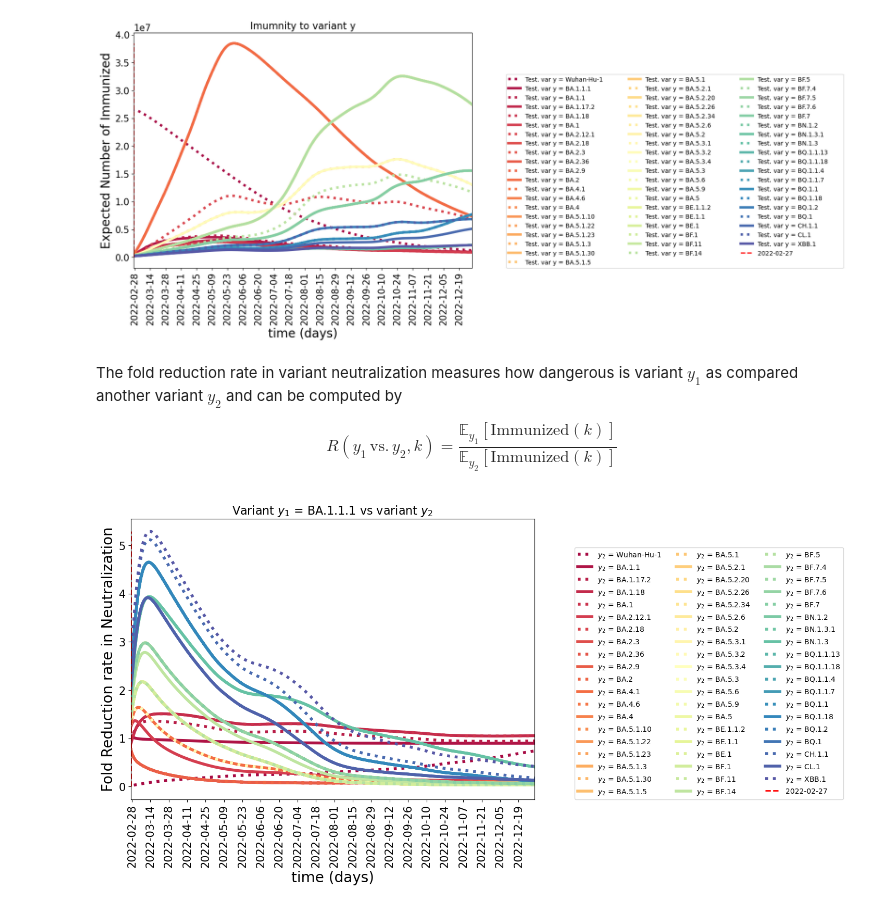
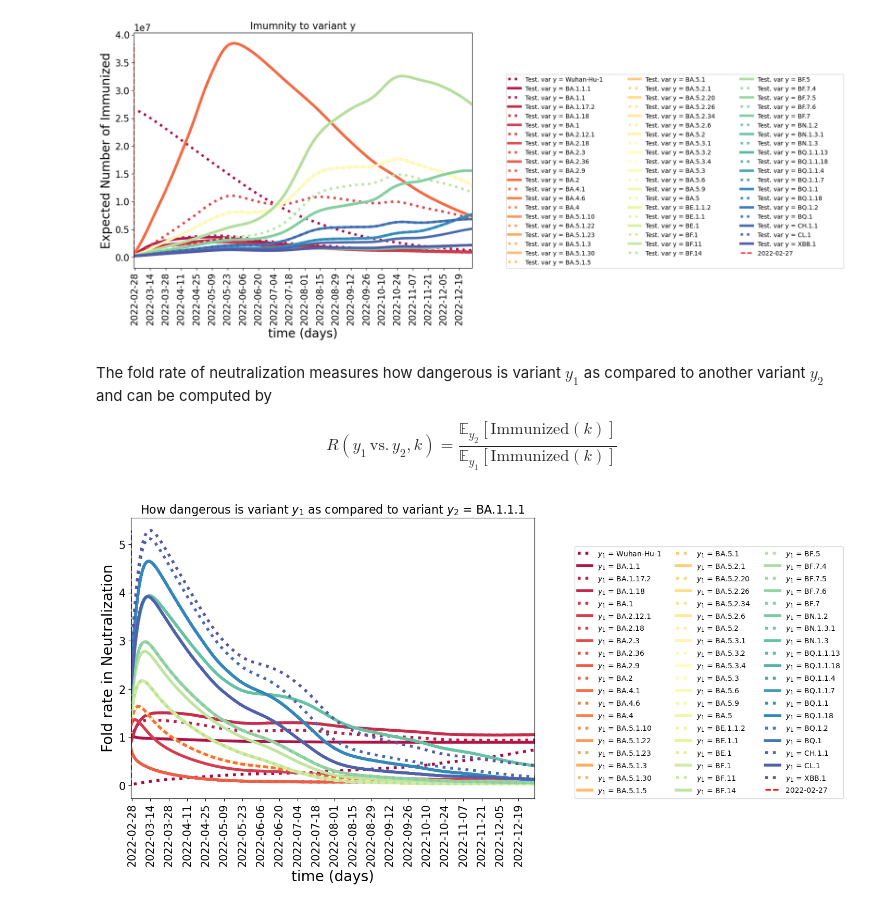
Before and after one commit to AlexiaNomena/Immune_Waning, a Jupyter notebook: Helper_new.ipynb, the cells around one changed output. Cells and saved outputs as stored; diff of their text form; code cells hidden in the pictures.

```diff
--- a/Helper_new.ipynb
+++ b/Helper_new.ipynb
@@ -373,51 +373,49 @@ plt.show()
 # %% [output]
 [figure]
 # %%
-""" Compute fold reduction rate in variant neutralization"""
+""" Compute fold rate of neutralization """
 Neut_rate = []
-y1 = variant_x_list.index("BA.1.1.1")
+y2 = variant_x_list.index("BA.1.1.1")
 labels_r = []
 """Select variants to plot """
 variant_to_plot = variant_x_list# ["Wuhan-Hu-1", "BA.5.1.5", "BF.5"]
 index_var = np.array([variant_x_list.index(var_y) for var_y in variant_to_plot])
 
-for y2 in range(len(variant_to_plot)):
+for y1 in range(len(variant_to_plot)):
     if y2 != y1:
-        #Rate = np.divide(100*Expected_Immunized_load[y1, :], Expected_Immunized_load[y2, :], out = 100*Expected_Immunized_load[y1, :], where = Expected_Immunized_load[y2, :]!=0)
-
-        Rate = np.divide(Expected_Immunized_load[y1, :], Expected_Immunized_load[y2, :], 999*np.ones(len(t)), where = Expected_Immunized_load[y2, :]!=0)
+        Rate = np.divide(Expected_Immunized_load[y2, :], Expected_Immunized_load[y1, :], 999*np.ones(len(t)), where = Expected_Immunized_load[y2, :]!=0)
 
         Neut_rate.append(Rate)
-        labels_r.append("$y_2$ = %s"%variant_to_plot[y2])
+        labels_r.append("$y_1$ = %s"%variant_to_plot[y1])
 Neut_rate = np.row_stack(tuple(Neut_rate))
 # %% [markdown]
-The fold reduction rate in variant neutralization measures how dangerous is variant $y_1$ as compared another variant $y_2$ and can be computed by
+The fold rate of neutralization measures how dangerous is variant $y_1$ as compared to another variant $y_2$ and can be computed by
 
 $$
-R(y_1\, \text{vs.}\, y_2, k) = \dfrac{\mathbb{E}_{y_1}[\text{Immunized}(k)]}{\mathbb{E}_{y_2}[\text{Immunized}(k)]}
+R(y_1\, \text{vs.}\, y_2, k) = \dfrac{\mathbb{E}_{y_2}[\text{Immunized}(k)]}{\mathbb{E}_{y_1}[\text{Immunized}(k)]}
 $$
 # %%
-"""Fold Reduction rate in neutralization, default png but add extension .pdf to save as pdf"""
+"""Fold rate of neutralization, default png but add extension .pdf to save as pdf"""
 xysize = (15, 15) # size of xy ticks
 labsize = 20 # size of labels and legends
 figsize = (10, 7) # figure (width, height)
 xval = "time (days)" # name of variable on x axis
-yval = "Fold Reduction rate in Neutralization" # name of variable on y axis
+yval = "Fold rate in Neutralization" # name of variable on y axis
 
 fig, ax = Display(t, Neut_rate, is_log, np.array(labels_r),
         figsize, xysize, labsize,
         save_to = "Figures/Neut_reduction_rate.pdf",
         xval = xval, yval = yval, linewidth = 4,
                  palette = "Spectral",
                   linestyle = [":", "-"]*int((len(labels)//2)+1))
-plt.title("Variant $y_1$ = %s vs variant $y_2$"%variant_x_list[y1], fontsize  = 16)
+plt.title("How dangerous is variant $y_1$ as compared to variant $y_2$ = %s"%variant_x_list[y2], fontsize  = 16)
 per_day = 14
 plt.xticks(t[::per_day], t_ticks[::per_day], rotation = 90)
 ax.vlines(t[list(df['date']).index(mar2022)], ymin = 0, ymax = np.max(Neut_rate), linestyle = "--",linewidth = 2, color = "red", label = mar2022)
 plt.legend(fontsize = 10, loc = (1.1, 0.), ncol = 3)
 plt.xlim((t[where_first_day], t[where_last_day]))
 #plt.ylim((0, np.max(Neut_rate)))
 #plt.xlim((t[0], t[where_last_day]))
 plt.show()
 # %% [output]
-[figure, old version]
+[figure, new version]
```
Also changed, not shown: 3 other files.
